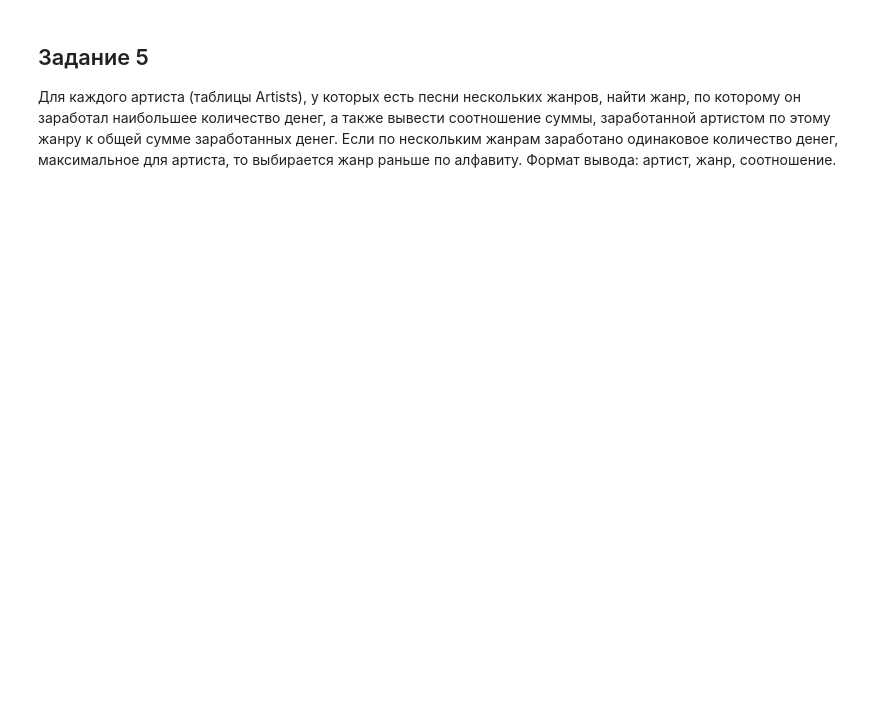
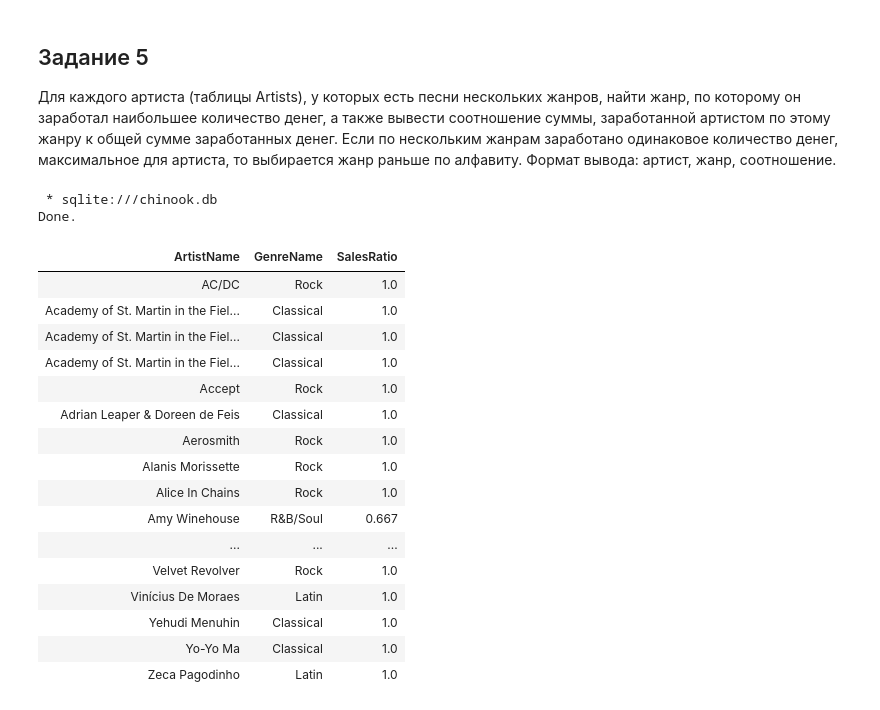
Before and after one commit to Vlad1000nn/MyGit, a Jupyter notebook: University/3 sem/DB/Lab3/Лабораторная-3.ipynb, the cells around one changed output. Cells and saved outputs as stored; diff of their text form; code cells hidden in the pictures; blank space fills up the shorter version.

```diff
--- a/University/3 sem/DB/Lab3/Лабораторная-3.ipynb
+++ b/University/3 sem/DB/Lab3/Лабораторная-3.ipynb
@@ -17,3 +137,63 @@
 # %% [markdown]
 ## Задание 5
 Для каждого артиста (таблицы Artists), у которых есть песни нескольких жанров, найти жанр, по которому он заработал наибольшее количество денег, а также вывести соотношение суммы, заработанной артистом по этому жанру к общей сумме заработанных денег. Если по нескольким жанрам заработано одинаковое количество денег, максимальное для артиста, то выбирается жанр раньше по алфавиту. Формат вывода: артист, жанр, соотношение.
+# %%
+%%sql
+
+WITH ArtistGenreSales as
+(
+    SELECT ar.ArtistId, ar.Name as ArtistName, g.Name as GenreName, sum(t.UnitPrice * ii.Quantity) as GenreSales
+    FROM Artists ar
+
+    JOIN Albums         al  ON ar.ArtistId  = al.ArtistId
+    JOIN Tracks         t   ON al.AlbumId   = t.AlbumId
+    JOIN Genres         g   ON t.GenreId    = g.GenreId
+    JOIN Invoice_items  ii  ON t.TrackId    = ii.TrackId
+
+    GROUP BY ar.ArtistId, g.Name
+),
+
+Total as
+(
+    SELECT ArtistId, sum(GenreSales) as TotalSales FROM ArtistGenreSales
+
+    GROUP BY ArtistId
+)
+
+SELECT ags.ArtistName, ags.GenreName, round(ags.GenreSales / Total.TotalSales, 3) as SalesRatio FROM ArtistGenreSales ags
+
+JOIN Total ON ags.ArtistId = Total.ArtistId
+
+WHERE ags.GenreSales = (
+        SELECT max(ags_inn.GenreSales) FROM ArtistGenreSales ags_inn
+        WHERE ags_inn.ArtistId = ags.ArtistId
+    )
+    AND
+    ags.GenreName = (
+        SELECT min(ags_inn.GenreName) FROM ArtistGenreSales ags_inn
+        WHERE ags_inn.ArtistId = ags.ArtistId AND ags_inn.GenreSales = ags.GenreSales
+    )
+
+GROUP BY ags.ArtistId
+
+ORDER BY ags.ArtistName;
+# %% [output]
+ * sqlite:///chinook.db
+Done.
+| ArtistName | GenreName | SalesRatio |
+| AC/DC | Rock | 1.0 |
+| Academy of St. Martin in the Fiel... | Classical | 1.0 |
+| Academy of St. Martin in the Fiel... | Classical | 1.0 |
+| Academy of St. Martin in the Fiel... | Classical | 1.0 |
+| Accept | Rock | 1.0 |
+| Adrian Leaper & Doreen de Feis | Classical | 1.0 |
+| Aerosmith | Rock | 1.0 |
+| Alanis Morissette | Rock | 1.0 |
+| Alice In Chains | Rock | 1.0 |
+| Amy Winehouse | R&B/Soul | 0.667 |
+| ... | ... | ... |
+| Velvet Revolver | Rock | 1.0 |
+| Vinícius De Moraes | Latin | 1.0 |
+| Yehudi Menuhin | Classical | 1.0 |
+| Yo-Yo Ma | Classical | 1.0 |
+| Zeca Pagodinho | Latin | 1.0 |
```
Also changed, not shown: parts of 4 cells of this notebook, 6 other files.
